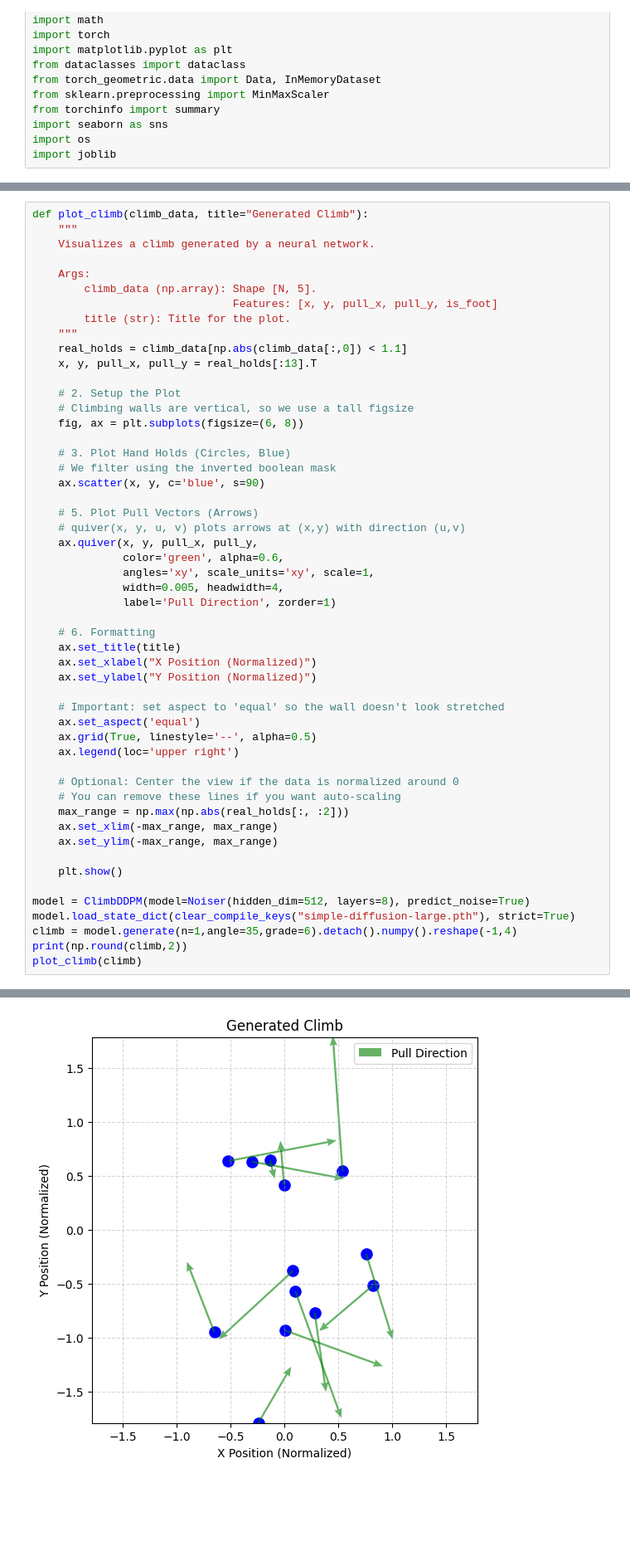
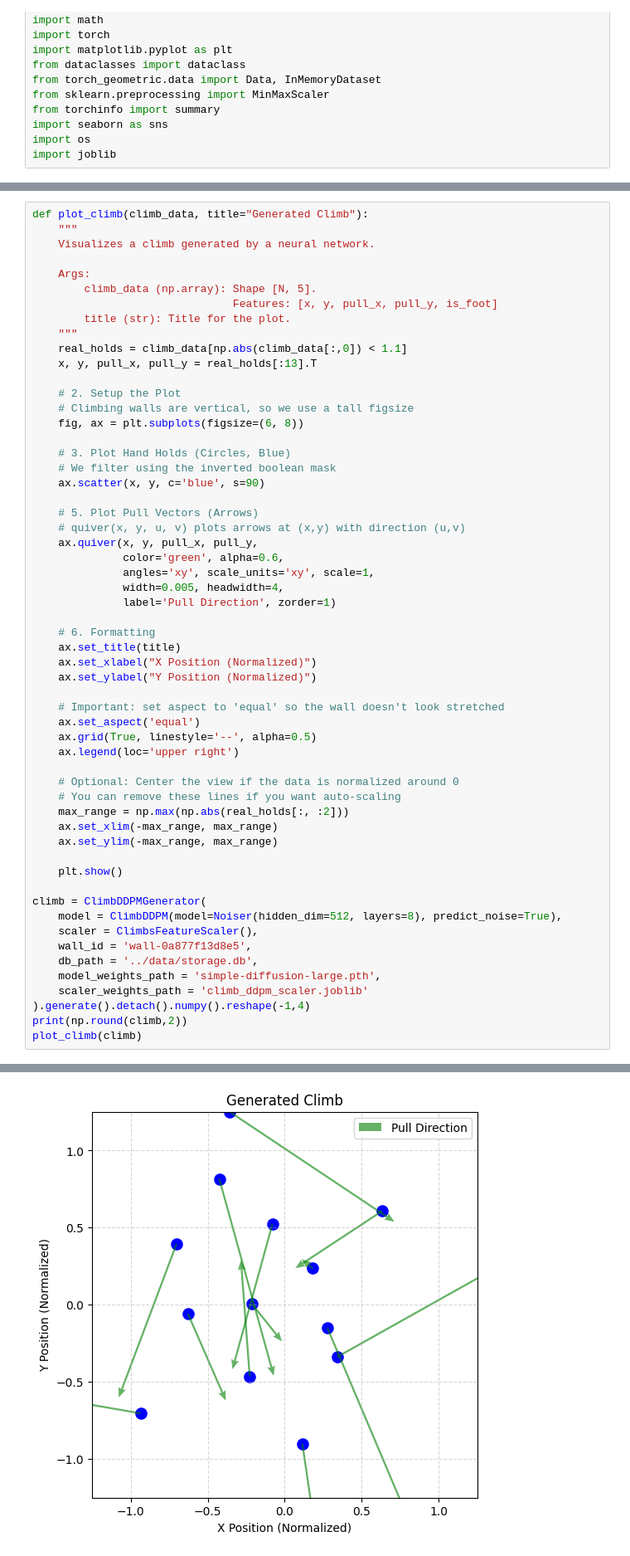
Before and after one commit to EvanMcCormick37/ml-homewall-climb-generator, a Jupyter notebook: model-training/equivariant_projected_diffusion/SimpleDiffusion.ipynb, the cells around one changed output, grey strips where cells are left out. Shown at 83% size. Saved outputs shown, nothing was run; the diff lists cells and outputs as text; blank space fills up the shorter version.

```diff
--- a/model-training/equivariant_projected_diffusion/SimpleDiffusion.ipynb
+++ b/model-training/equivariant_projected_diffusion/SimpleDiffusion.ipynb
@@ -649,9 +642,14 @@ def plot_climb(climb_data, title="Generated Climb"):
 
     plt.show()
 
-model = ClimbDDPM(model=Noiser(hidden_dim=512, layers=8), predict_noise=True)
-model.load_state_dict(clear_compile_keys("simple-diffusion-large.pth"), strict=True)
-climb = model.generate(n=1,angle=35,grade=6).detach().numpy().reshape(-1,4)
+climb = ClimbDDPMGenerator(
+    model = ClimbDDPM(model=Noiser(hidden_dim=512, layers=8), predict_noise=True),
+    scaler = ClimbsFeatureScaler(),
+    wall_id = 'wall-0a877f13d8e5',
+    db_path = '../data/storage.db',
+    model_weights_path = 'simple-diffusion-large.pth',
+    scaler_weights_path = 'climb_ddpm_scaler.joblib'
+).generate().detach().numpy().reshape(-1,4)
 print(np.round(climb,2))
 plot_climb(climb)
 # %% [output]
@@ -678,2 +676,2 @@ plot_climb(climb)
-[figure, old version]
+[figure, new version]
 # %%
```
Also changed, not shown: parts of 7 cells of this notebook, 3 other files.
